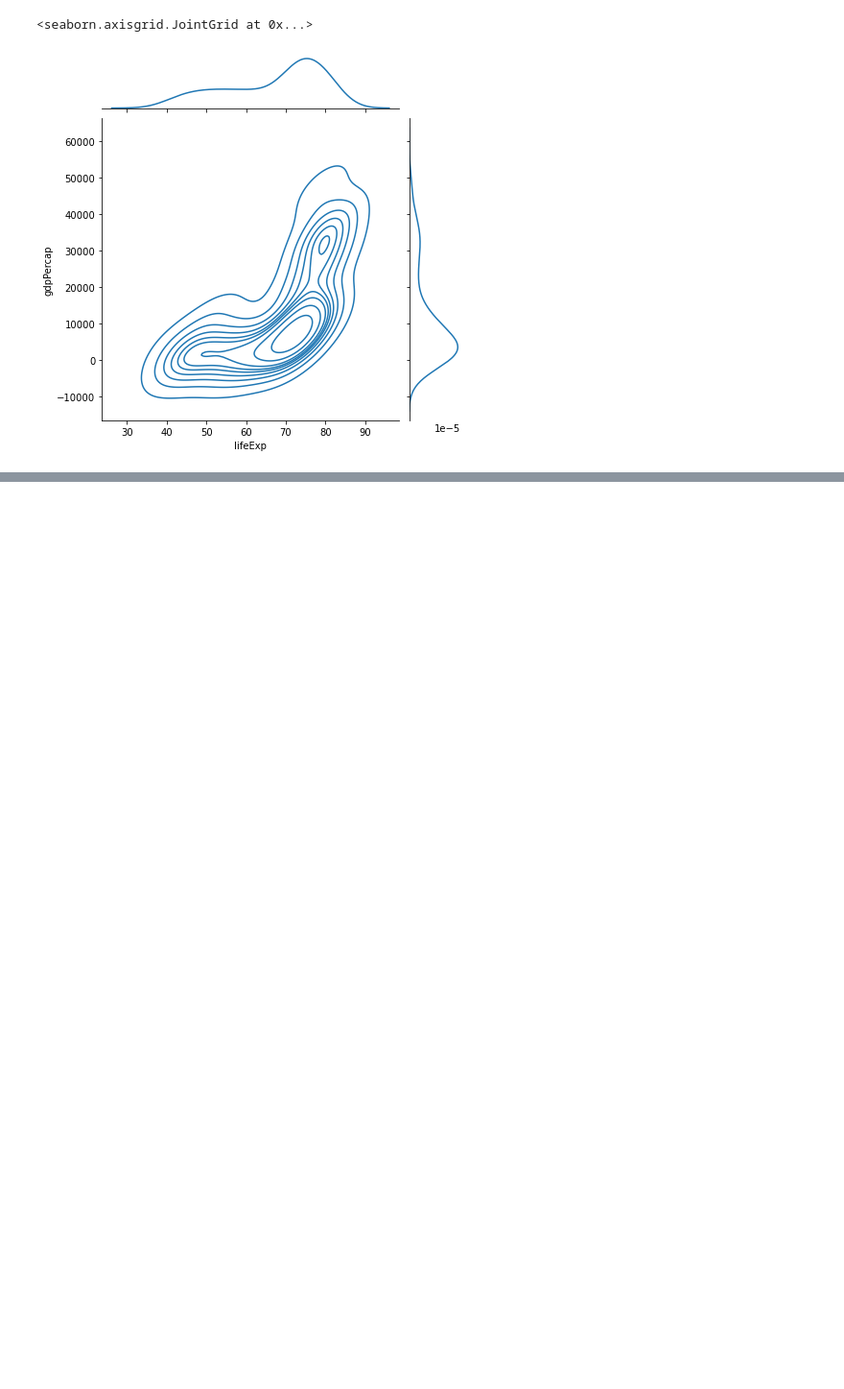
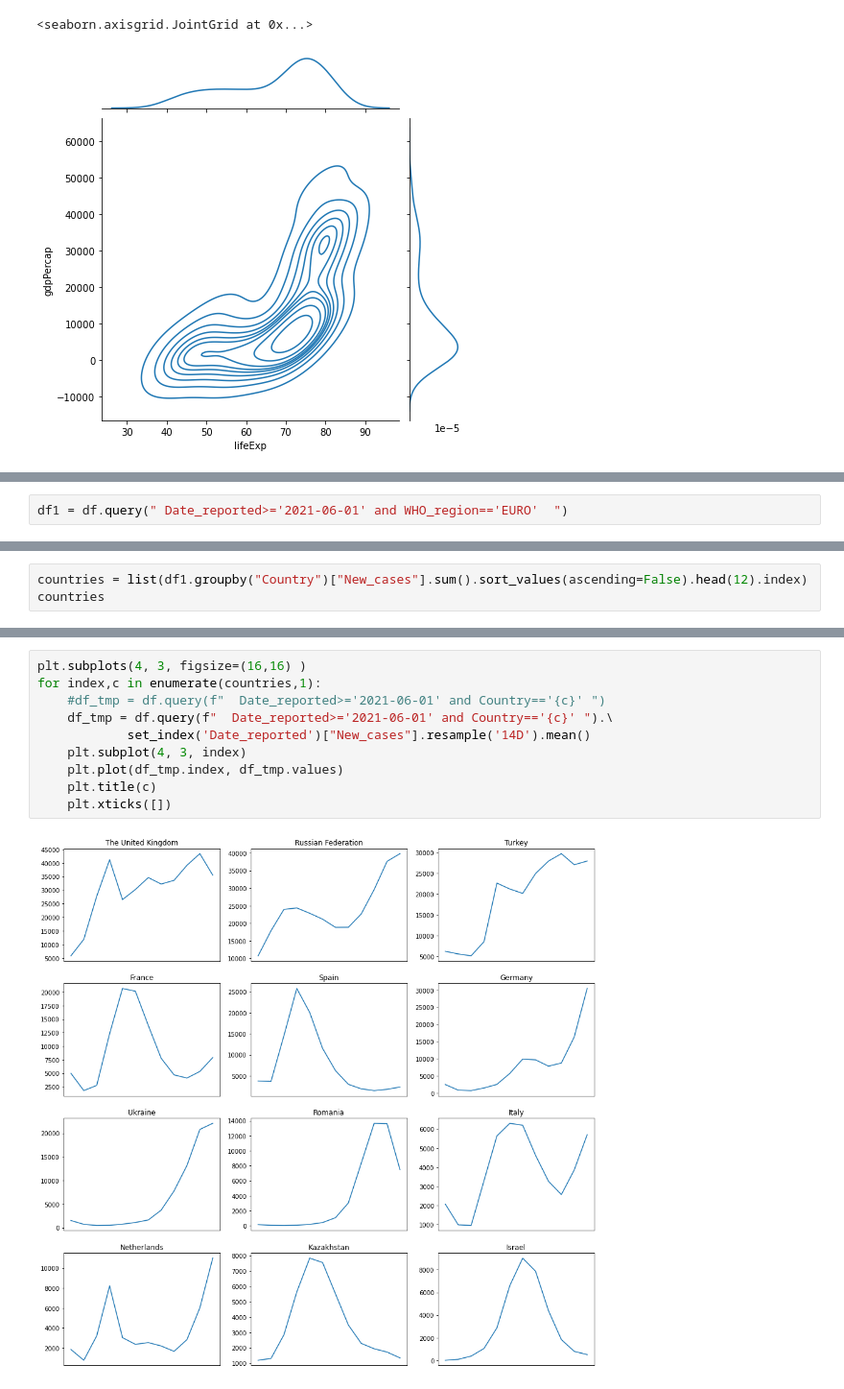
Before and after one commit to pad0910/Python2A, a Jupyter notebook: Dzien05/03-seaborn-plot.ipynb, the cells around one changed output, grey strips where cells are left out. Shown at 96% size. Drawn from its saved outputs; the diff is of its cells as text; blank space fills up the shorter version.

```diff
--- a/Dzien05/03-seaborn-plot.ipynb
+++ b/Dzien05/03-seaborn-plot.ipynb
@@ -55,0 +104,2 @@ sns.jointplot(df.lifeExp, df.gdpPercap, kind="kde")
+# %%
+df1 = df.query(" Date_reported>='2021-06-01' and WHO_region=='EURO'  ")
@@ -55,0 +118,3 @@ sns.jointplot(df.lifeExp, df.gdpPercap, kind="kde")
+# %%
+countries = list(df1.groupby("Country")["New_cases"].sum().sort_values(ascending=False).head(12).index)
+countries
@@ -55,0 +152,12 @@ sns.jointplot(df.lifeExp, df.gdpPercap, kind="kde")
+# %%
+plt.subplots(4, 3, figsize=(16,16) )
+for index,c in enumerate(countries,1):
+    #df_tmp = df.query(f"  Date_reported>='2021-06-01' and Country=='{c}' ")
+    df_tmp = df.query(f"  Date_reported>='2021-06-01' and Country=='{c}' ").\
+            set_index('Date_reported')["New_cases"].resample('14D').mean()
+    plt.subplot(4, 3, index)
+    plt.plot(df_tmp.index, df_tmp.values)
+    plt.title(c)
+    plt.xticks([])
+# %% [output]
+[figure, added]
```
Also changed, not shown: parts of 11 cells of this notebook, 1 other file.
